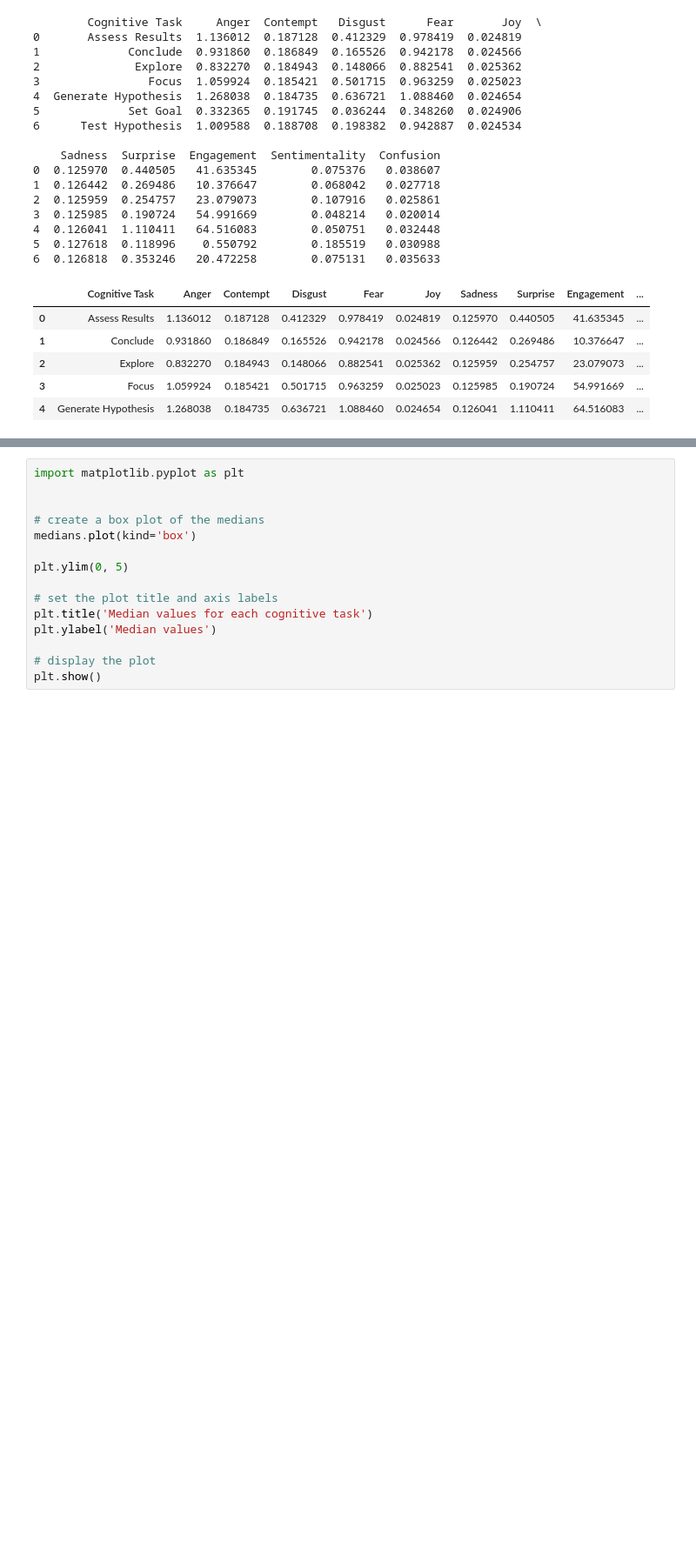
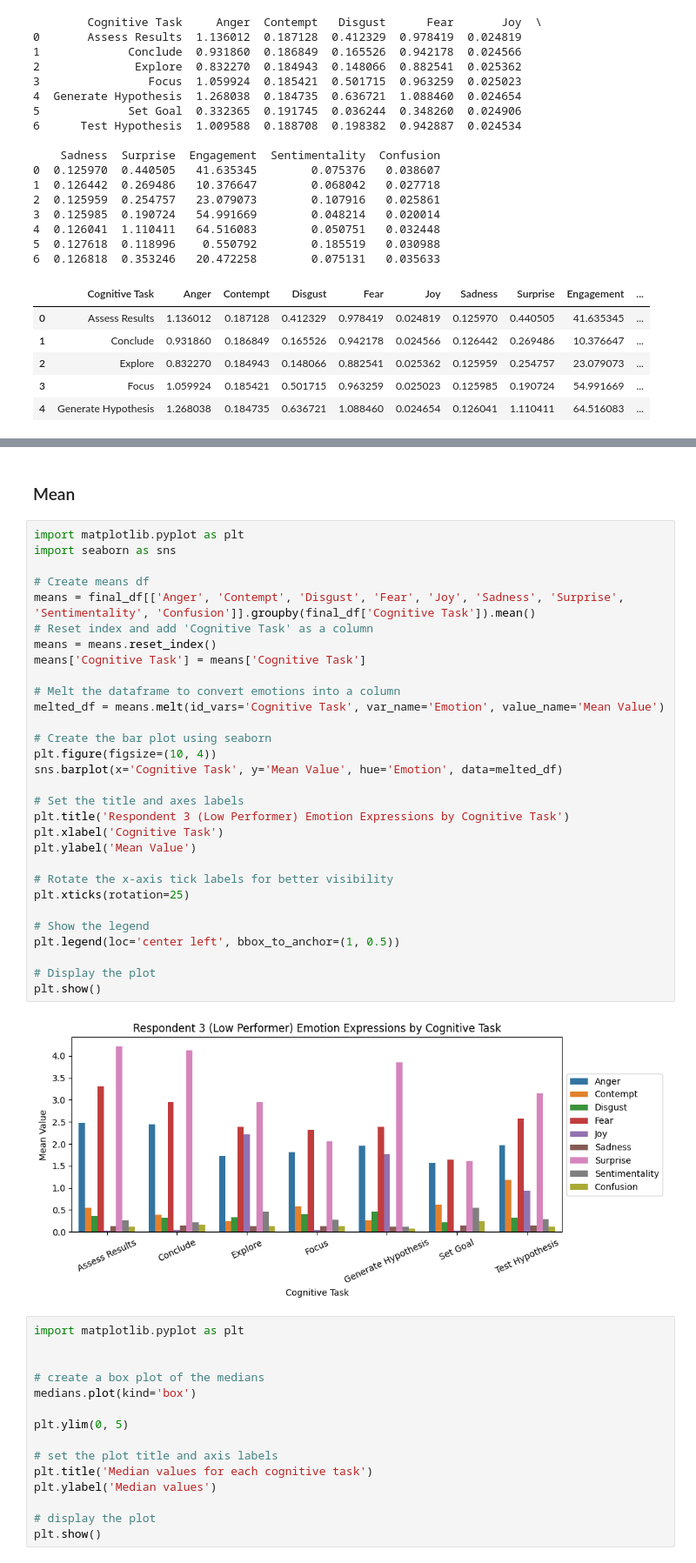
Before and after one commit to litalshl/classifiers, a Jupyter notebook: cognitive task model/align-sensor-data-to-phases resp 3.ipynb, the cells around one changed output, grey strips where cells are left out. Shown at 87% size. Cells and saved outputs as stored; diff of their text form; blank space fills up the shorter version.

Commit message:
Add mean graphs

```diff
--- a/cognitive task model/align-sensor-data-to-phases resp 3.ipynb
+++ b/cognitive task model/align-sensor-data-to-phases resp 3.ipynb
@@ -178,3 +178,37 @@ plt.show()
+# %% [markdown]
+<h3>Mean</h3>
+# %%
+import matplotlib.pyplot as plt
+import seaborn as sns
+
+# Create means df
+means = final_df[['Anger', 'Contempt', 'Disgust', 'Fear', 'Joy', 'Sadness', 'Surprise', 'Sentimentality', 'Confusion']].groupby(final_df['Cognitive Task']).mean()
+# Reset index and add 'Cognitive Task' as a column
+means = means.reset_index()
+means['Cognitive Task'] = means['Cognitive Task']
+
+# Melt the dataframe to convert emotions into a column
+melted_df = means.melt(id_vars='Cognitive Task', var_name='Emotion', value_name='Mean Value')
+
+# Create the bar plot using seaborn
+plt.figure(figsize=(10, 4))
+sns.barplot(x='Cognitive Task', y='Mean Value', hue='Emotion', data=melted_df)
+
+# Set the title and axes labels
+plt.title('Respondent 3 (Low Performer) Emotion Expressions by Cognitive Task')
+plt.xlabel('Cognitive Task')
+plt.ylabel('Mean Value')
+
+# Rotate the x-axis tick labels for better visibility
+plt.xticks(rotation=25)
+
+# Show the legend
+plt.legend(loc='center left', bbox_to_anchor=(1, 0.5))
+
+# Display the plot
+plt.show()
+# %% [output]
+[figure, added]
 # %%
 import matplotlib.pyplot as plt
 
```
Also changed, not shown: parts of 1 cell of this notebook, 2 other files.
